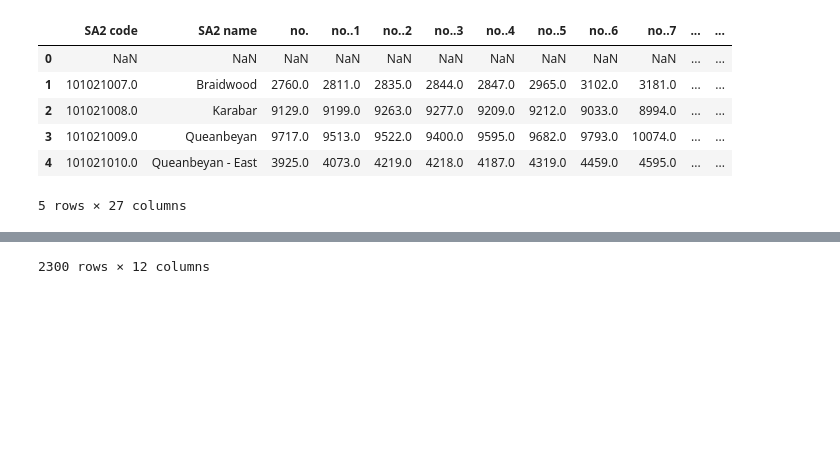
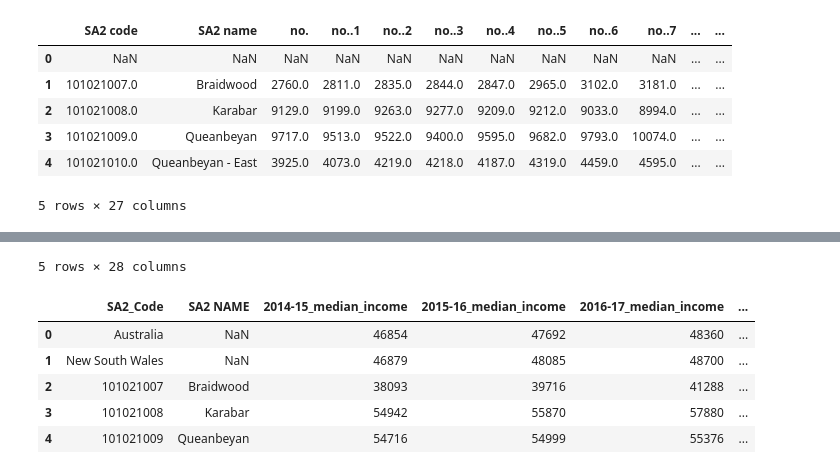
Before and after one commit to MAST30034-Applied-Data-Science/generic-real-estate-consulting-project-group-1-iron-data-man, a Jupyter notebook: notebooks/data_cleaning_external.ipynb, the cells around one changed output, grey strips where cells are left out. Saved outputs shown, nothing was run; the diff lists cells and outputs as text; code cells hidden in the pictures; blank space fills up the shorter version.

```diff
--- a/notebooks/data_cleaning_external.ipynb
+++ b/notebooks/data_cleaning_external.ipynb
@@ -121,7 +109,12 @@ Index(['SA2', 'SA2 NAME', '2014-15', '2015-16', '2016-17', '2017-18',
 # %%
+income = pd.read_excel("../data/raw/income.xlsx",sheet_name="Table 1.4",header=6)
+display(income.head(5))
 income = income.drop(columns=['2014-15', '2015-16', '2016-17', '2017-18',
        '2018-19', '2014-15.1', '2015-16.1', '2016-17.1', '2017-18.1',
        '2018-19.1', '2014-15.2', '2015-16.2', '2016-17.2', '2017-18.2',
        '2018-19.2','Unnamed: 27'])
-income
+income.columns = ['SA2_Code', 'SA2 NAME','2014-15_median_income','2015-16_median_income','2016-17_median_income',
+                  '2017-18_median_income','2018-19_median_income','2014-15_mean_income','2015-16_mean_income',
+                  '2016-17_mean_income','2017-18_mean_income','2018-19_mean_income']
+income.head(5)
 # %% [output]
@@ -140 +127,7 @@ income
-2300 rows × 12 columns
+5 rows × 28 columns
+|  | SA2_Code | SA2 NAME | 2014-15_median_income | 2015-16_median_income | 2016-17_median_income | ... |
+| 0 | Australia | NaN | 46854 | 47692 | 48360 | ... |
+| 1 | New South Wales | NaN | 46879 | 48085 | 48700 | ... |
+| 2 | 101021007 | Braidwood | 38093 | 39716 | 41288 | ... |
+| 3 | 101021008 | Karabar | 54942 | 55870 | 57880 | ... |
+| 4 | 101021009 | Queanbeyan | 54716 | 54999 | 55376 | ... |
```
Also changed, not shown: parts of 8 cells of this notebook.
